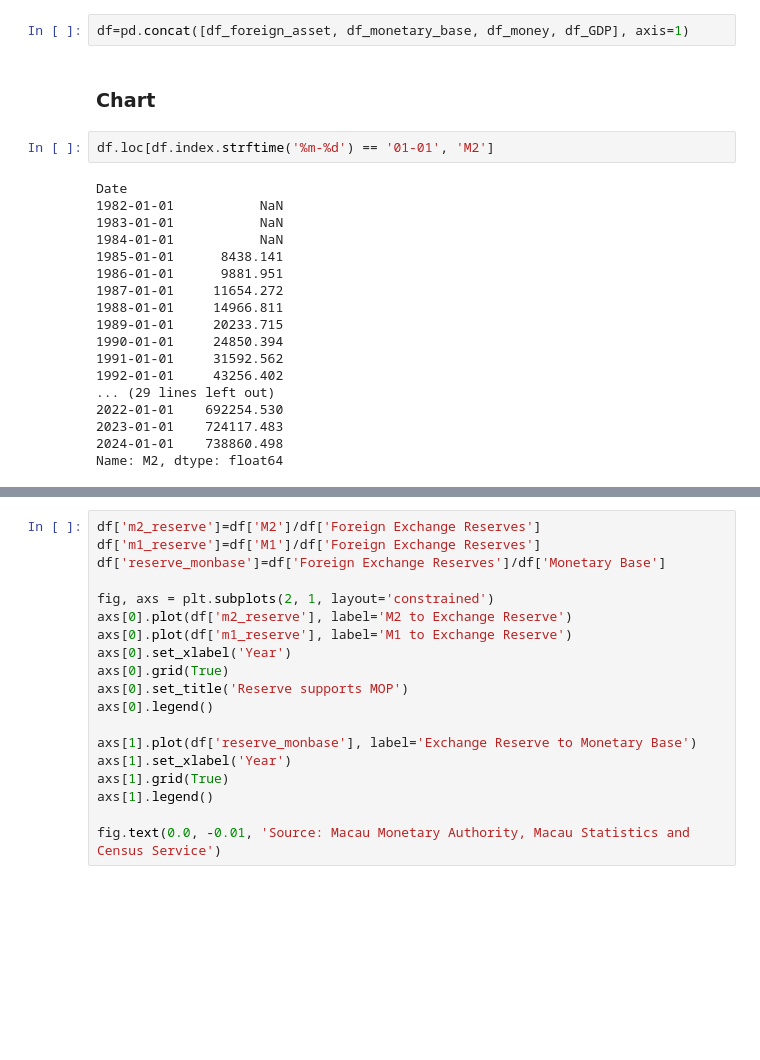
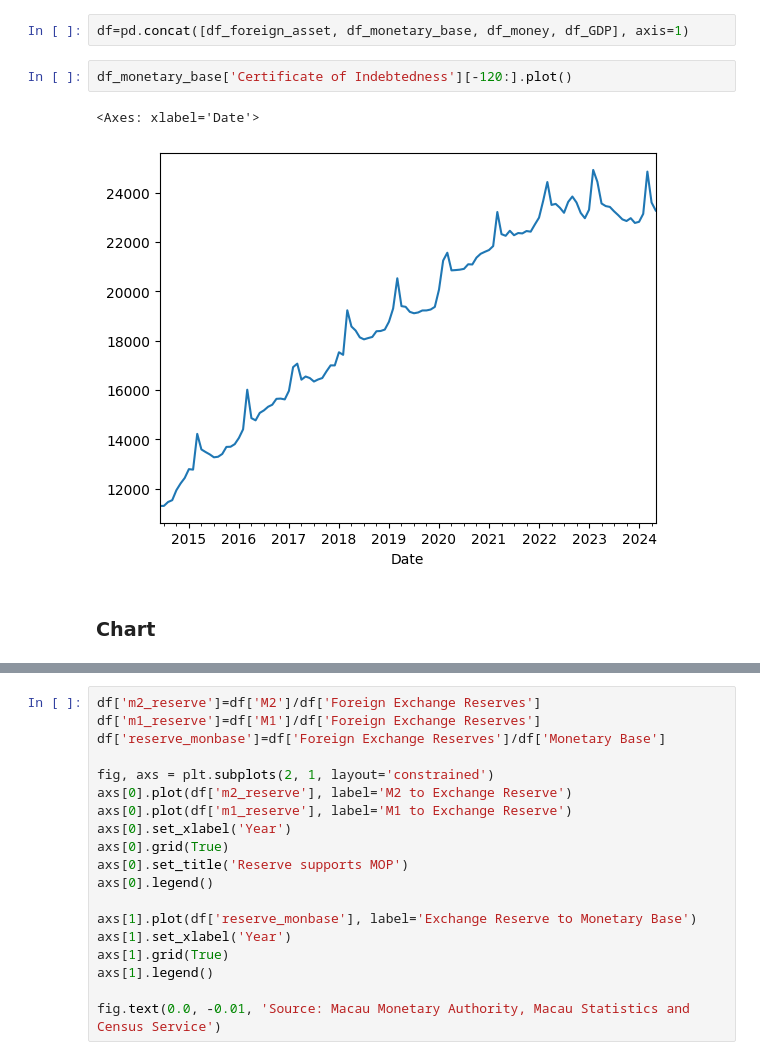
Before and after one commit to mogcai/BCPLP, a Jupyter notebook: Macau.ipynb, the cells around one changed output, grey strips where cells are left out. Saved outputs shown, nothing was run; the diff lists cells and outputs as text; blank space fills up the shorter version.

```diff
--- a/Macau.ipynb
+++ b/Macau.ipynb
@@ -113,28 +145,13 @@ df_GDP=df
 ### Conso
 # %%
 df=pd.concat([df_foreign_asset, df_monetary_base, df_money, df_GDP], axis=1)
+# %%
+df_monetary_base['Certificate of Indebtedness'][-120:].plot()
+# %% [output]
+<Axes: xlabel='Date'>
+[figure, added]
 # %% [markdown]
 ### Chart
-# %%
-df.loc[df.index.strftime('%m-%d') == '01-01', 'M2']
-# %% [output]
-Date
-1982-01-01           NaN
-1983-01-01           NaN
-1984-01-01           NaN
-1985-01-01      8438.141
-1986-01-01      9881.951
-1987-01-01     11654.272
-1988-01-01     14966.811
-1989-01-01     20233.715
-1990-01-01     24850.394
-1991-01-01     31592.562
-1992-01-01     43256.402
-... (29 lines left out)
-2022-01-01    692254.530
-2023-01-01    724117.483
-2024-01-01    738860.498
-Name: M2, dtype: float64
 # %%
 df['m2_monbase']=df['M2']/df['Monetary Base']
 df['m2_m1']=df['M2']/df['M1']
```
Also changed, not shown: parts of 29 cells of this notebook.
